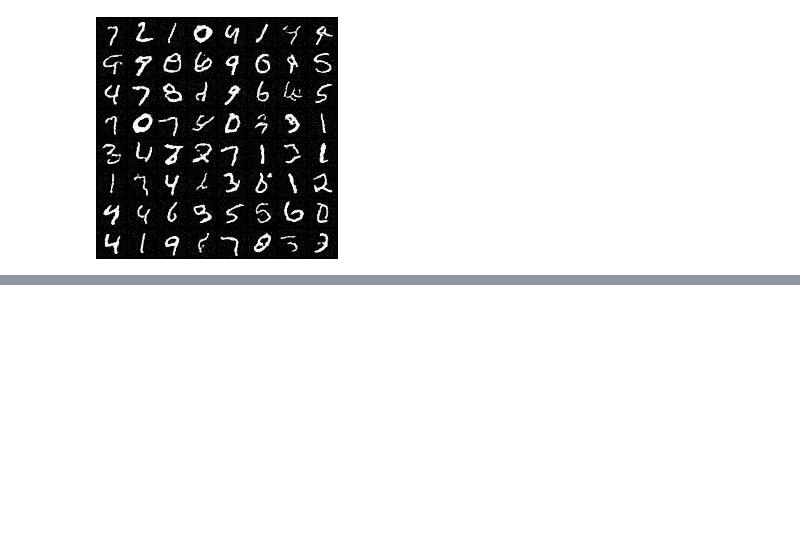
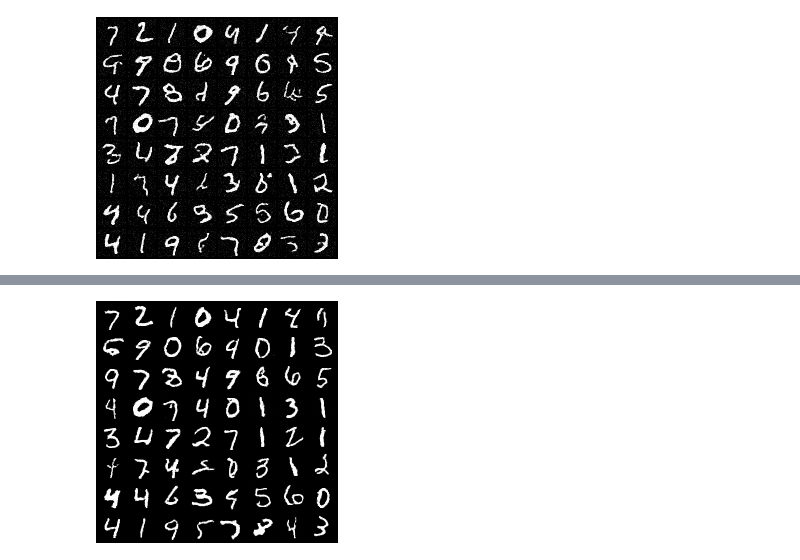
Before and after one commit to Hope7Happiness/6s978_project, a Jupyter notebook: main.ipynb, the cells around one changed output, grey strips where cells are left out. Drawn from its saved outputs; the diff is of its cells as text; code cells hidden in the pictures; blank space fills up the shorter version.

```diff
--- a/main.ipynb
+++ b/main.ipynb
@@ -217,0 +309,4 @@ assert False
+# %%
+display(Image('samples/ep_50_half_fm.png'))
+# %% [output]
+[figure, added]
```
Also changed, not shown: parts of 16 cells of this notebook, 6 other files.
